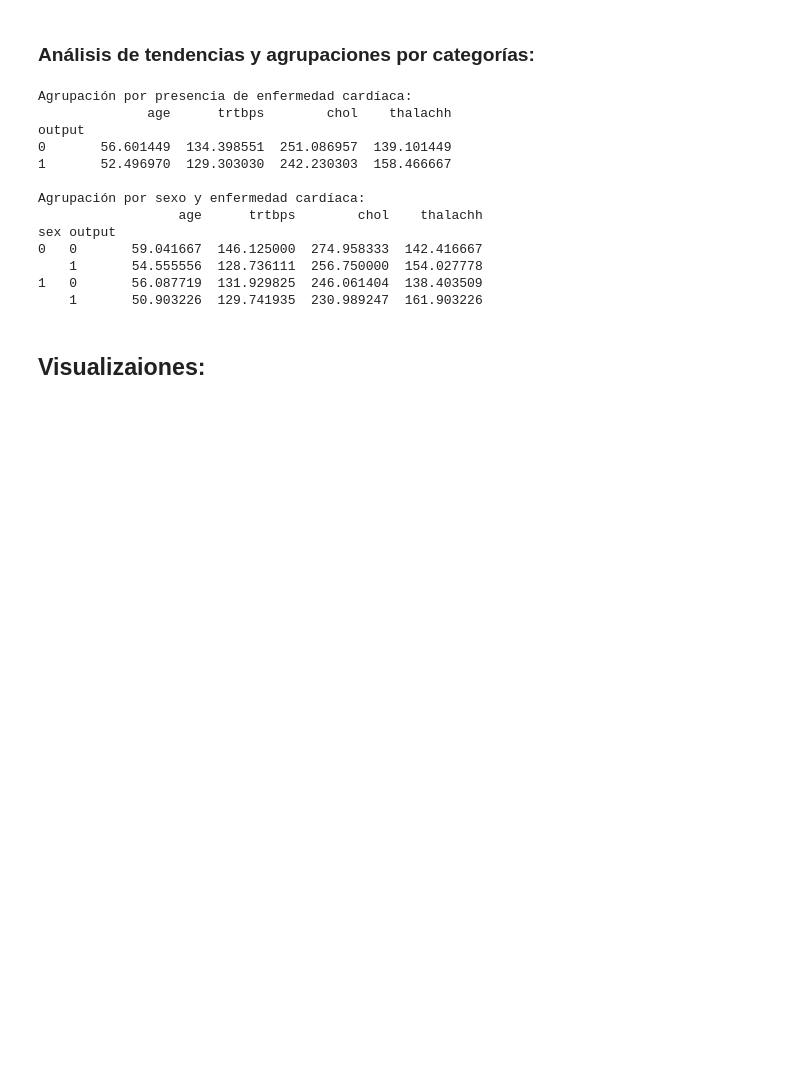
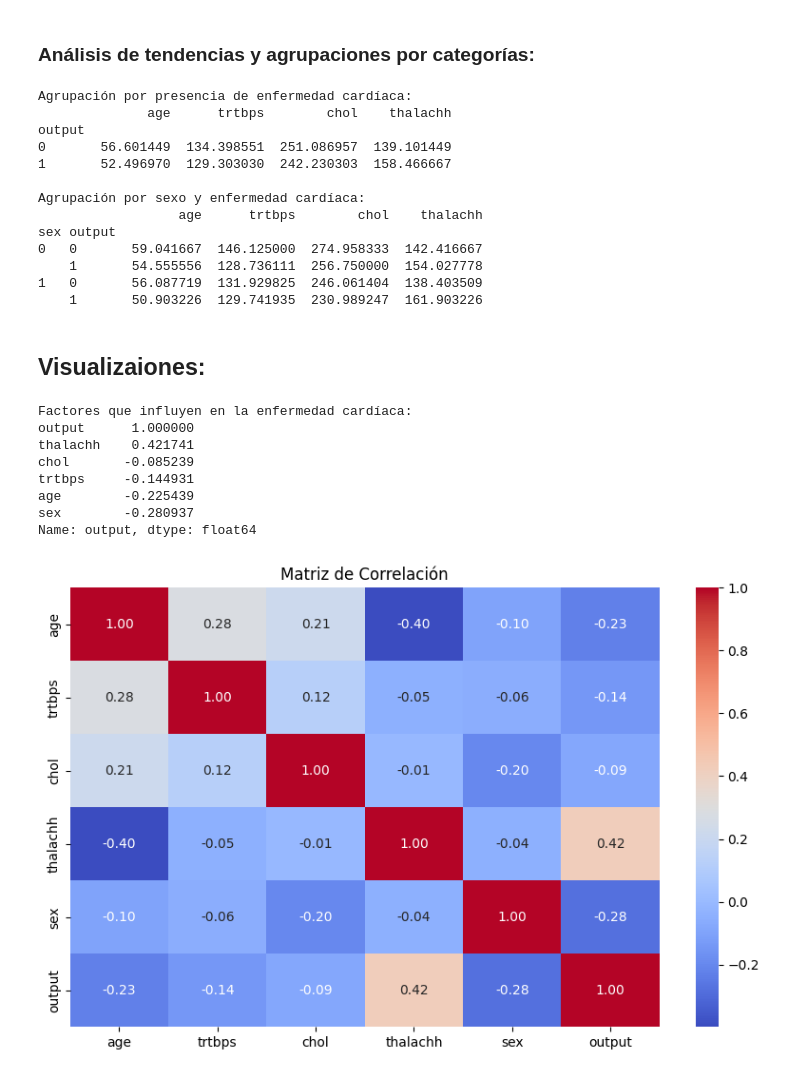
Before and after one commit to renemorenow/MachineLearning2, a Jupyter notebook: Prog_Basica_Python/Infarto_de_miocardio.ipynb, the cells around one changed output. Drawn from its saved outputs; the diff is of its cells as text; code cells hidden in the pictures; blank space fills up the shorter version.

```diff
--- a/Prog_Basica_Python/Infarto_de_miocardio.ipynb
+++ b/Prog_Basica_Python/Infarto_de_miocardio.ipynb
@@ -248,3 +248,23 @@ sex output
     1       50.903226  129.741935  230.989247  161.903226
 # %% [markdown]
 ## Visualizaiones:
+# %%
+correlations = df[['age','trtbps', 'chol', 'thalachh','sex','output']].corr()["output"].sort_values(ascending=False)
+print("\nFactores que influyen en la enfermedad cardíaca:")
+print(correlations)
+
+# Visualización de la matriz de correlación
+plt.figure(figsize=(10, 6))
+sns.heatmap(df[['age','trtbps', 'chol', 'thalachh','sex','output']].corr(), annot=True, cmap="coolwarm", fmt=".2f")
+plt.title("Matriz de Correlación")
+plt.show()
+# %% [output]
+Factores que influyen en la enfermedad cardíaca:
+output      1.000000
+thalachh    0.421741
+chol       -0.085239
+trtbps     -0.144931
+age        -0.225439
+sex        -0.280937
+Name: output, dtype: float64
+[figure, added]
```
